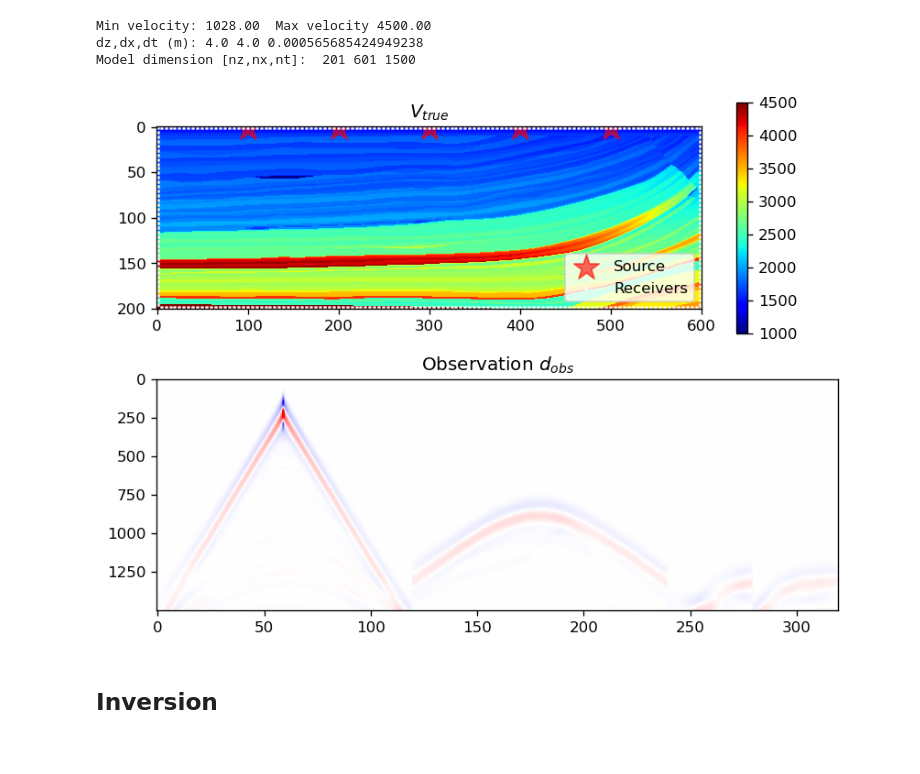
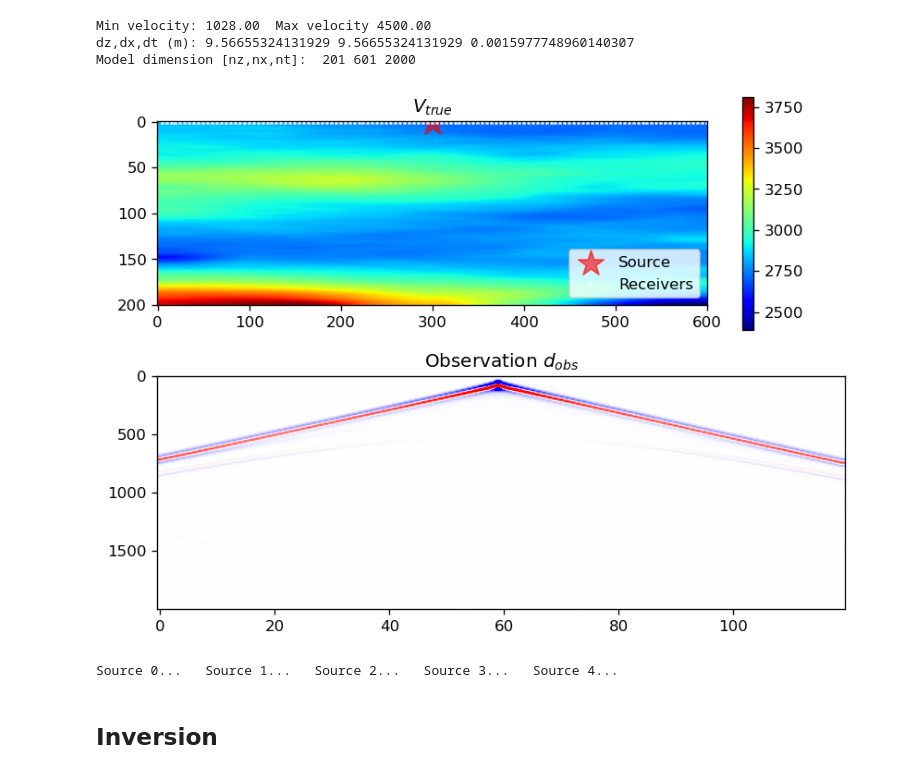
Before and after one commit to medicinely/fwi, a Jupyter notebook: fwi_matrix.ipynb, the cells around one changed output. Saved outputs shown, nothing was run; the diff lists cells and outputs as text; code cells hidden in the pictures.

```diff
--- a/fwi_matrix.ipynb
+++ b/fwi_matrix.ipynb
@@ -1,13 +1,17 @@
 # %%
 from IPython.display import clear_output
 import numpy as np
+import cupy as cp
+import cupyx
 import scipy as sc
 import scipy.sparse as sp
 import matplotlib.pyplot as plt
 import time
 labelsize = 16
 
-from func.propagation_matrix import defmodel, extend_model, second_order_derivative
+from func.propagation_matrix import defmodel, extend_model
+from func.velocity_model import gaussian2d
+from joblib import Parallel, delayed
 
 precision = np.float64
 device = 'cpu'
@@ -25,11 +29,11 @@ def receiver_position(setup):
   if setup==1:
     # Setup 1
     zxrec1 = np.vstack((np.full(len(receivers_width), zxsrc[0]), receivers_width)) # Top
-    zxrec2 = np.vstack((np.full(len(receivers_width), nz-zxsrc[0]-1), receivers_width)) # Bottom
+    zxrec2 = cp.vstack((np.full(len(receivers_width), nz-zxsrc[0]-1), receivers_width)) # Bottom
     zxrec3 = np.vstack((receivers_height, np.full(len(receivers_height), zxsrc[0]))) # Left
     zxrec4 = np.vstack((receivers_height, np.full(len(receivers_height), nx-zxsrc[0]-1))) # Right
     zxrec = np.hstack((zxrec1,zxrec2,zxrec3,zxrec4))
-    # zxrec = zxrec1
+    zxrec = zxrec1
 
   if setup==2:
     # Setup 2
@@ -90,7 +94,7 @@ def extend_model(v,nz,nx,next):
 	return vele.flatten()
 
 
-def prop2d(wsrc, zxsrci, zxrec, vel, at, az, ax, next, device='cpu'):
+def prop2d_cpu(wsrc, zxsrci, zxrec, vel, at, az, ax, next, device='cpu'):
 	"""
 	2d wave propagation with multiple sources
 	"""
@@ -218,7 +222,7 @@ def prop2d(wsrc, zxsrci, zxrec, vel, at, az, ax, next, device='cpu'):
 
 	return p, d_obs
 
-def second_order_derivative(p, at, az, ax):
+def second_order_derivative_cpu(p, at, az, ax):
 	"""
 	Calculate second order derivative for p(z,x,t)
 	method: finite-difference
@@ -244,10 +248,12 @@ def J(vel,d_obs,wsrc,zxsrc,zxrec,at,az,ax,next,device):
 	residual = d - d_obs
 	J = 0.5 * np.sum(residual ** 2) # Residual is the half of the L2 norm square
 	print("J = %.2f" % J)
+	global loss
+	loss = J.copy()
 
 	return J
 
-def gradiant(vel,d_obs,wsrc,zxsrc,zxrec,at,az,ax,next,device):
+def gradient(vel,d_obs,wsrc,zxsrc,zxrec,at,az,ax,next,device):
 	"""
 	Calculate gradiant using adjoint state method
 	"""
@@ -263,7 +269,7 @@ def gradiant(vel,d_obs,wsrc,zxsrc,zxrec,at,az,ax,next,device):
 
 	return G.flatten()
 
-def gradiant_multiple(vel,d_obs,wsrc,zxsrc,zxrec,at,az,ax,next,device):
+def gradient_multi(vel,d_obs,wsrc,zxsrc,zxrec,at,az,ax,next,device):
 	"""
 	Calculate gradiant using adjoint state method
 	"""
@@ -285,6 +291,14 @@ def gradiant_multiple(vel,d_obs,wsrc,zxsrc,zxrec,at,az,ax,next,device):
 
 	return grads.flatten()
 
+def gradient_par(vel,d_obs,wsrc,zxsrc,zxrec,at,az,ax,next,device):
+	nsrc = zxsrc.shape[1]
+	grads = Parallel(n_jobs=nsrc)(delayed(gradient)
+			       (vel,d_obs,wsrc,np.expand_dims(zxsrc[:,i],-1),zxrec,at,az,ax,next,device)
+			        for i in range(nsrc))
+
+	return sum(grads).flatten()
+
 def readbin(flnam,nz,nx):
     # Read binary file (32 bits)
     with open(flnam,"rb") as fl:
@@ -293,7 +307,7 @@ def readbin(flnam,nz,nx):
     return im
 
 # Initialize the model axis az, ax, at
-nz,nx,nt = 201,601,1500
+nz,nx,nt = 201,601,2000
 vmin,vmax = 1000,4500
 izsrc, ixsrc = [1], [300]
 next = 100
@@ -302,42 +316,54 @@ next = 100
 vel   = readbin('../dataset/marm2_sel.dat',nz,nx)
 v_ref = vel * 1e3
 print("Min velocity: %.2f " % v_ref.min()+" Max velocity %.2f" % v_ref.max())
+
+v_ref, Q = gaussian2d(ranges = [50,600], param=1.,nx=[nz,nx], variance=500, mu=2750)
+v_init = 2750 * np.ones(nz*nx)
+vmin,vmax = v_ref.min(),v_ref.max()
 
 az, ax, at, next, wsrc, zxsrc = defmodel(
                       vmin=vmin, vmax=vmax, fmax=25, # key parameters
                       nz=nz, nx=nx, nt=nt, # number of indices
                       izsrc=izsrc, ixsrc=ixsrc,  # define source coordinates z, x
                       ext=next)
 dz,dx,dt = az[1]-az[0],ax[1]-ax[0],at[1]-at[0]
 # check_model(v=v_ref, vmin=vmin, vmax=vmax)
 # Set receiver z and x coordinates
 interv = 5 # interval between receivers
 receivers_width = np.append(np.arange(zxsrc[1][0],0,-interv)[::-1][:-1], #left
 							np.arange(zxsrc[1][0],nx,interv)) #right
 receivers_height = np.arange(izsrc[0],nz-izsrc[0],interv) # down
 zxrec = receiver_position(1)
 
 p, d_obs = prop2d(wsrc,zxsrc,zxrec,v_ref.reshape(nz,nx),at,az,ax,next,device)
 
-zxsrc = np.array([[1,1,1,1,1], [nx//6,2*nx//6,3*nx//6,4*nx//6,5*nx//6]])
+# zxsrc = np.array([[1,1,1,1,1], [nx//6,2*nx//6,3*nx//6,4*nx//6,5*nx//6]])
 
 plt.figure(figsize=(8,6), dpi=120)
 plt.subplot(2,1,1)
 plt.imshow(v_ref.reshape((nz,nx)),vmin=vmin,vmax=vmax,cmap='jet')
 plt.colorbar()
 plt.scatter(zxsrc[1,:],zxsrc[0,:],marker='*',color='r',s=300,alpha=0.6,label="Source")
 plt.scatter(zxrec[1,:],zxrec[0,:],marker='s',color='w',s=1,alpha=0.8,label="Receivers")
 plt.legend(loc='lower right')
 plt.title("$V_{true}$")
 plt.subplot(2,1,2)
 plt.imshow(d_obs.T,cmap='bwr',vmin=-5,vmax=5, aspect='auto')
 plt.title("Observation $d_{obs}$")
 plt.show()
 # %% [output]
 Min velocity: 1028.00  Max velocity 4500.00
-dz,dx,dt (m): 4.0 4.0 0.000565685424949238
-Model dimension [nz,nx,nt]:  201 601 1500
+dz,dx,dt (m): 9.56655324131929 9.56655324131929 0.0015977748960140307
+Model dimension [nz,nx,nt]:  201 601 2000
-[figure, old version]
+[figure, new version]
+# %%
+# optimize function
+v_smo = readbin('../dataset/marm2_smo.dat',nz,nx)
+v_init = (v_smo * 1e3).flatten()
+
+g = gradient_multi(v_init.flatten(),d_obs,wsrc,zxsrc,zxrec,at,az,ax,next,device)
+# %% [output]
+Source 0...   Source 1...   Source 2...   Source 3...   Source 4...
 # %% [markdown]
 ## Inversion
 # %% [markdown]
```
Also changed, not shown: parts of 10 cells of this notebook, 1 other file.
